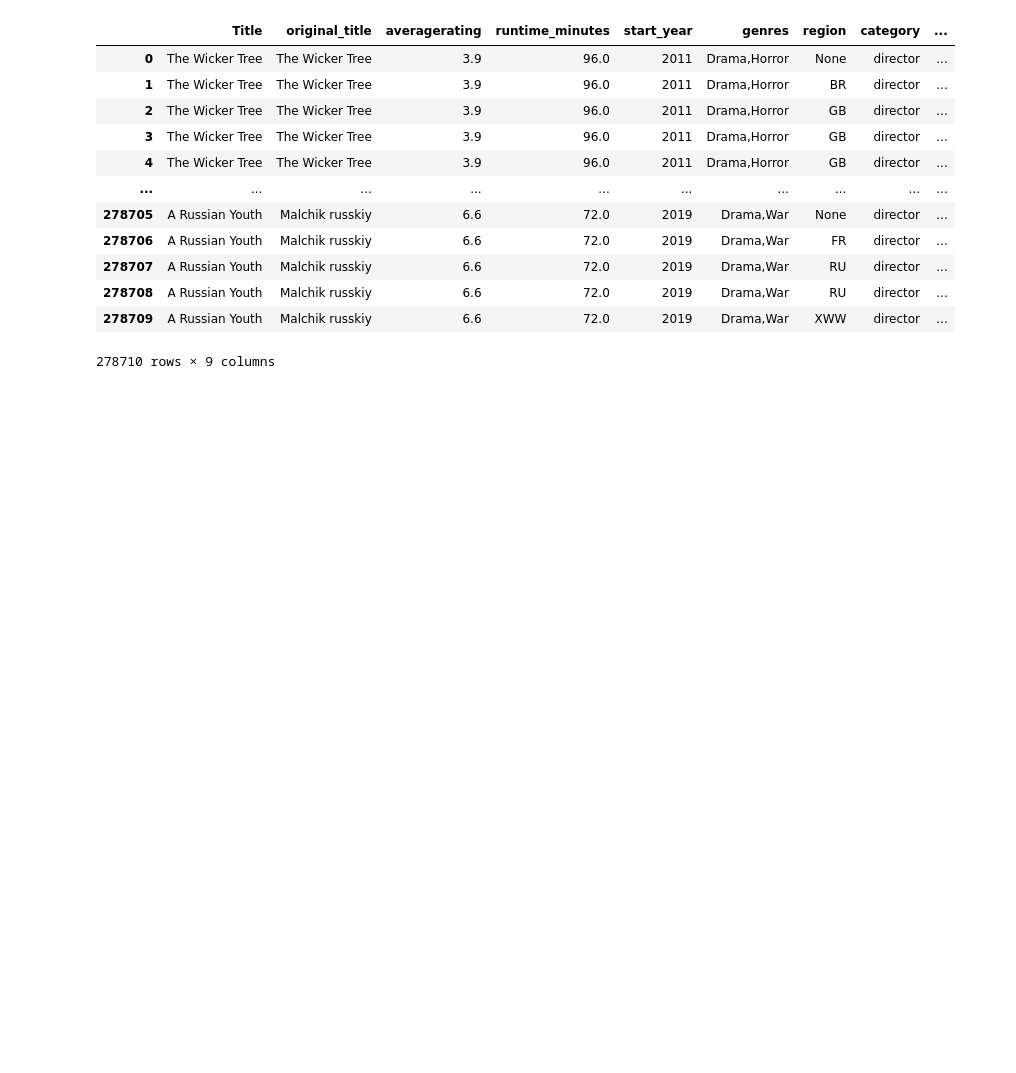
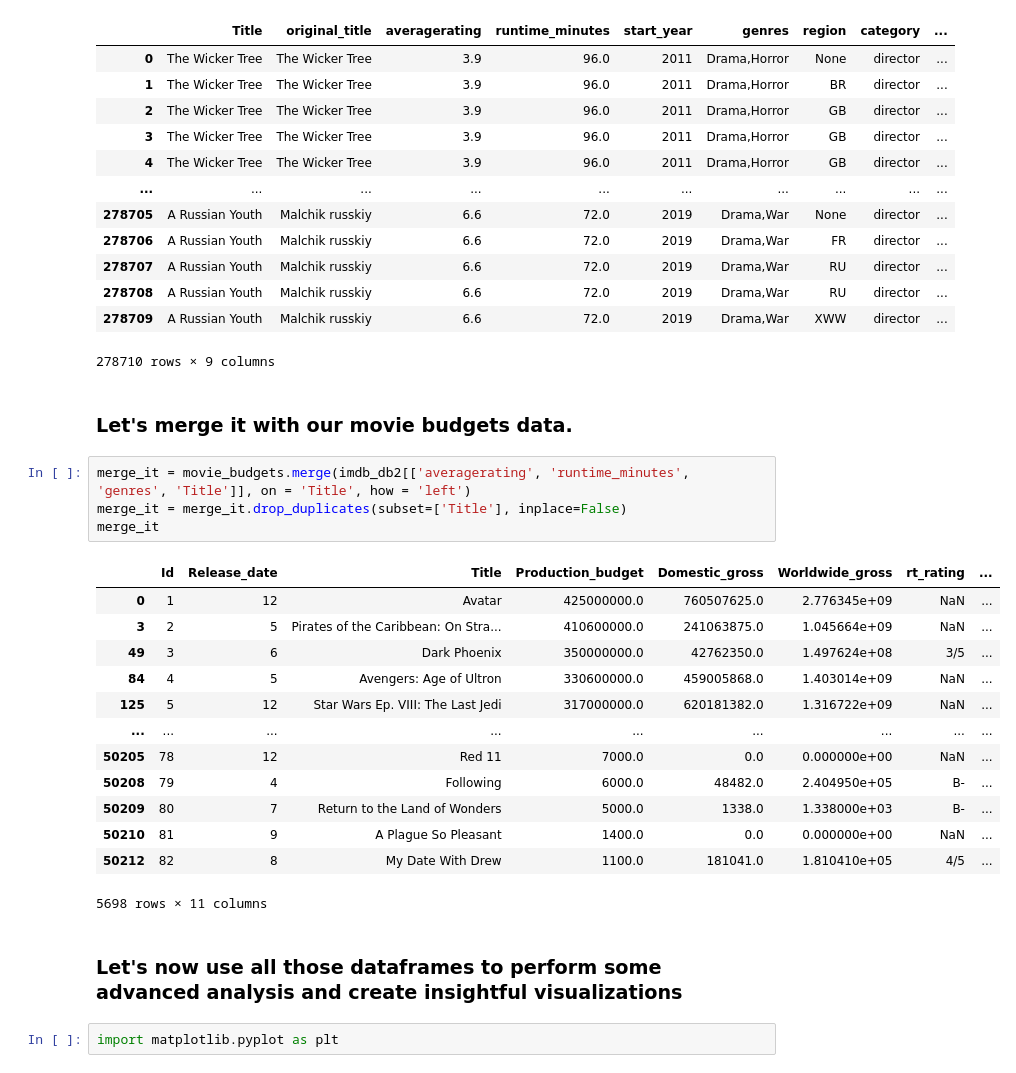
Before and after one commit to KMalinga/dsc-phase-1-project-v2-4, a Jupyter notebook: student.ipynb, the cells around one changed output. Cells and saved outputs as stored; diff of their text form; blank space fills up the shorter version.

```diff
--- a/student.ipynb
+++ b/student.ipynb
@@ -248,3 +248,27 @@ imdb_db2
 | 278708 | A Russian Youth | Malchik russkiy | 6.6 | 72.0 | 2019 | Drama,War | RU | director | ... |
 | 278709 | A Russian Youth | Malchik russkiy | 6.6 | 72.0 | 2019 | Drama,War | XWW | director | ... |
 278710 rows × 9 columns
+# %% [markdown]
+### Let's merge it with our movie budgets data.
+# %%
+merge_it = movie_budgets.merge(imdb_db2[['averagerating', 'runtime_minutes', 'genres', 'Title']], on = 'Title', how = 'left')
+merge_it = merge_it.drop_duplicates(subset=['Title'], inplace=False)
+merge_it
+# %% [output]
+|  | Id | Release_date | Title | Production_budget | Domestic_gross | Worldwide_gross | rt_rating | ... |
+| 0 | 1 | 12 | Avatar | 425000000.0 | 760507625.0 | 2.776345e+09 | NaN | ... |
+| 3 | 2 | 5 | Pirates of the Caribbean: On Stra... | 410600000.0 | 241063875.0 | 1.045664e+09 | NaN | ... |
+| 49 | 3 | 6 | Dark Phoenix | 350000000.0 | 42762350.0 | 1.497624e+08 | 3/5 | ... |
+| 84 | 4 | 5 | Avengers: Age of Ultron | 330600000.0 | 459005868.0 | 1.403014e+09 | NaN | ... |
+| 125 | 5 | 12 | Star Wars Ep. VIII: The Last Jedi | 317000000.0 | 620181382.0 | 1.316722e+09 | NaN | ... |
+| ... | ... | ... | ... | ... | ... | ... | ... | ... |
+| 50205 | 78 | 12 | Red 11 | 7000.0 | 0.0 | 0.000000e+00 | NaN | ... |
+| 50208 | 79 | 4 | Following | 6000.0 | 48482.0 | 2.404950e+05 | B- | ... |
+| 50209 | 80 | 7 | Return to the Land of Wonders | 5000.0 | 1338.0 | 1.338000e+03 | B- | ... |
+| 50210 | 81 | 9 | A Plague So Pleasant | 1400.0 | 0.0 | 0.000000e+00 | NaN | ... |
+| 50212 | 82 | 8 | My Date With Drew | 1100.0 | 181041.0 | 1.810410e+05 | 4/5 | ... |
+5698 rows × 11 columns
+# %% [markdown]
+### Let's now use all those dataframes to perform some advanced analysis and create insightful visualizations
+# %%
+import matplotlib.pyplot as plt
```
